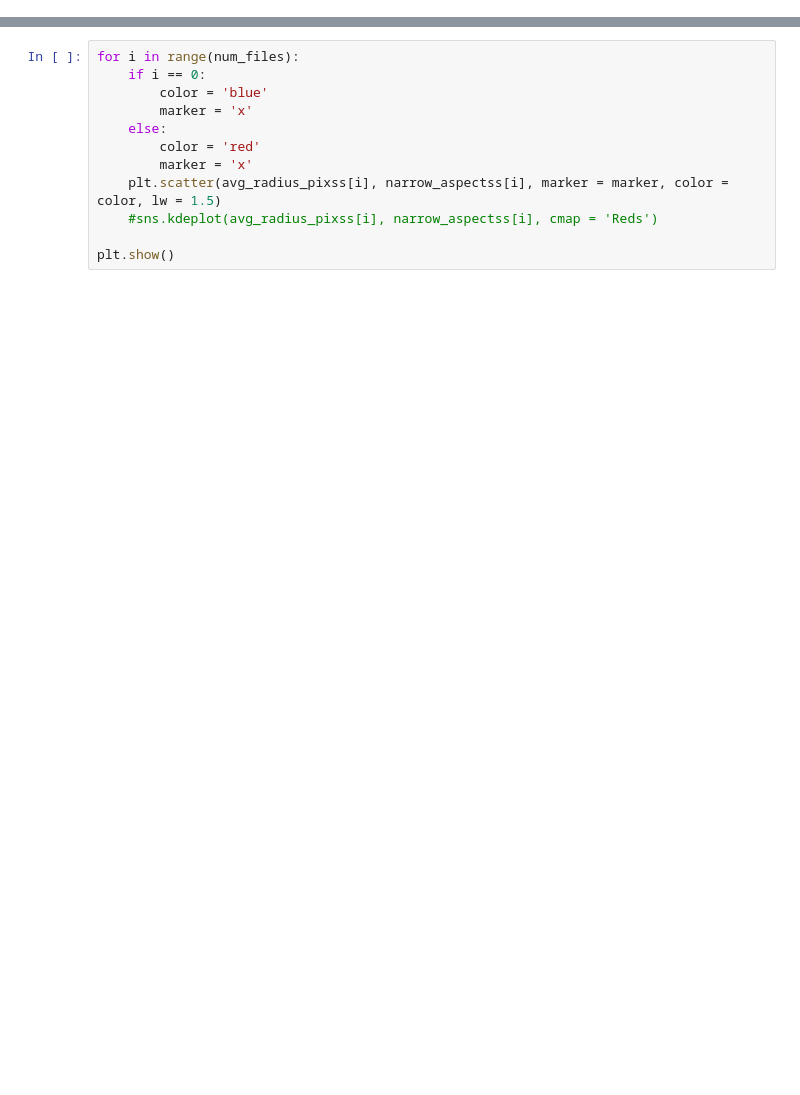
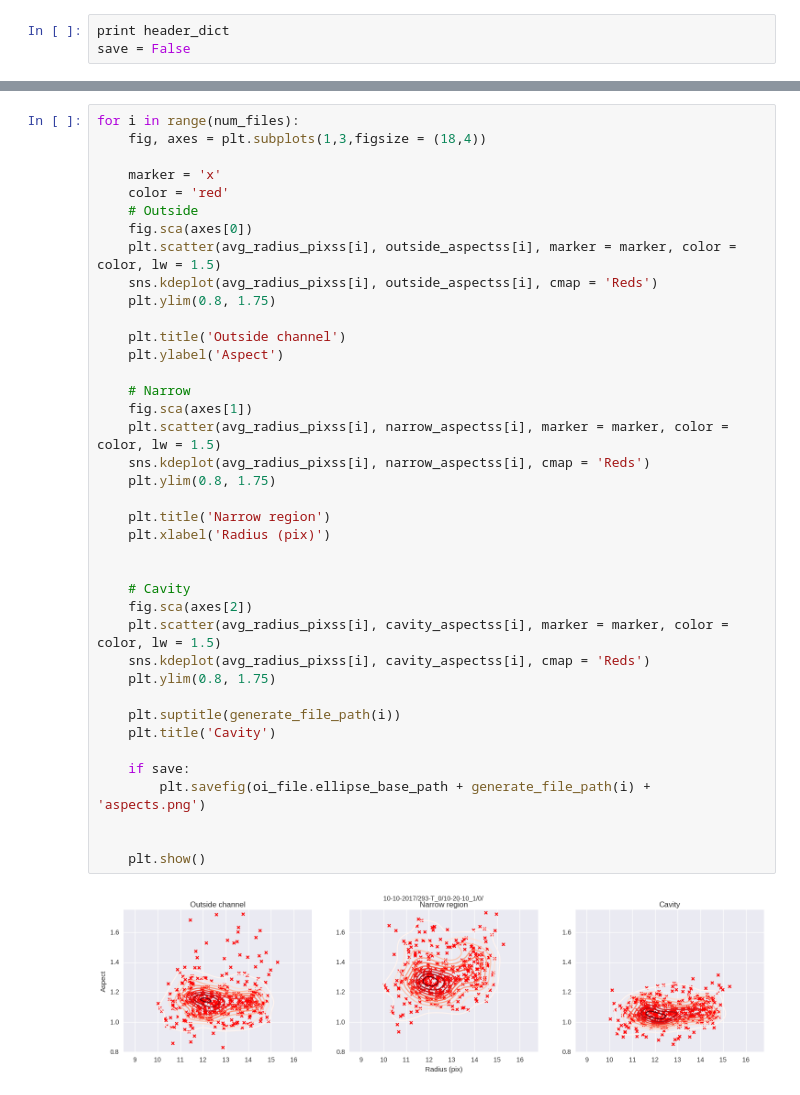
Before and after one commit to codycombs/cell_deformation, a Jupyter notebook: calculations_plots.ipynb, the cells around one changed output, grey strips where cells are left out. Cells and saved outputs as stored; diff of their text form; blank space fills up the shorter version.

```diff
--- a/calculations_plots.ipynb
+++ b/calculations_plots.ipynb
@@ -149,3 +51,6 @@ for i in range(num_files):
 num_events = []
 for i in range(num_files):
     num_events.append(int(np.max(calculationss[i][:,0])))
+# %%
+print header_dict
+save = False
@@ -216,12 +262,41 @@ for i in range(num_files):
-# %%
-for i in range(num_files):
-    if i == 0:
-        color = 'blue'
-        marker = 'x'
-    else:
-        color = 'red'
-        marker = 'x'
-    plt.scatter(avg_radius_pixss[i], narrow_aspectss[i], marker = marker, color = color, lw = 1.5)
-    #sns.kdeplot(avg_radius_pixss[i], narrow_aspectss[i], cmap = 'Reds')
-
-plt.show()
+# %%
+for i in range(num_files):
+    fig, axes = plt.subplots(1,3,figsize = (18,4))
+
+    marker = 'x'
+    color = 'red'
+    # Outside
+    fig.sca(axes[0])
+    plt.scatter(avg_radius_pixss[i], outside_aspectss[i], marker = marker, color = color, lw = 1.5)
+    sns.kdeplot(avg_radius_pixss[i], outside_aspectss[i], cmap = 'Reds')
+    plt.ylim(0.8, 1.75)
+
+    plt.title('Outside channel')
+    plt.ylabel('Aspect')
+
+    # Narrow
+    fig.sca(axes[1])
+    plt.scatter(avg_radius_pixss[i], narrow_aspectss[i], marker = marker, color = color, lw = 1.5)
+    sns.kdeplot(avg_radius_pixss[i], narrow_aspectss[i], cmap = 'Reds')
+    plt.ylim(0.8, 1.75)
+
+    plt.title('Narrow region')
+    plt.xlabel('Radius (pix)')
+
+
+    # Cavity
+    fig.sca(axes[2])
+    plt.scatter(avg_radius_pixss[i], cavity_aspectss[i], marker = marker, color = color, lw = 1.5)
+    sns.kdeplot(avg_radius_pixss[i], cavity_aspectss[i], cmap = 'Reds')
+    plt.ylim(0.8, 1.75)
+
+    plt.suptitle(generate_file_path(i))
+    plt.title('Cavity')
+
+    if save:
+        plt.savefig(oi_file.ellipse_base_path + generate_file_path(i) + 'aspects.png')
+
+
+    plt.show()
+# %% [output]
+[figure, added]
```
Also changed, not shown: parts of 29 cells of this notebook, 4 other files.
